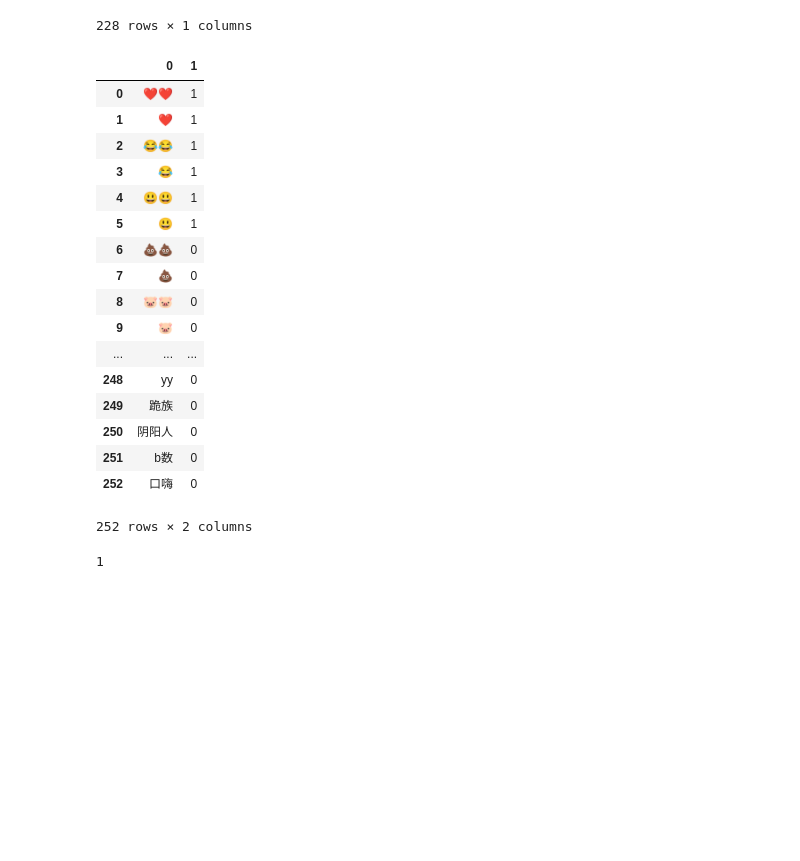
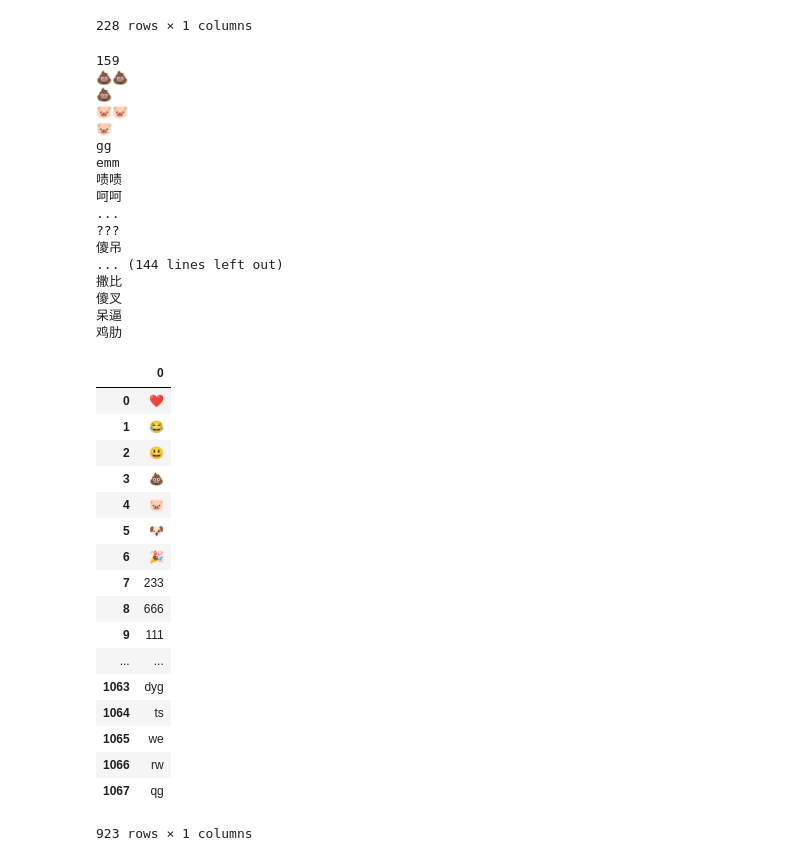
Before and after one commit to zhou-xingxing/graduate_work, a Jupyter notebook: notebook/sentiment_dict.ipynb, the cells around one changed output. Drawn from its saved outputs; the diff is of its cells as text; code cells hidden in the pictures; blank space fills up the shorter version.

```diff
--- a/notebook/sentiment_dict.ipynb
+++ b/notebook/sentiment_dict.ipynb
@@ -220,32 +220,52 @@ for index,row in self_sent.iterrows():
         pos.append(row[0])
     else:
         neg.append(row[0])
-self_sent=self_sent.drop_duplicates()
+# self_sent=self_sent.drop_duplicates()
 
-display(self_sent)
+# display(self_sent)
+print(len(neg))
+for i in neg:
+    print(i)
 # %% [output]
-|  | 0 | 1 |
-| 0 | ❤❤ | 1 |
-| 1 | ❤ | 1 |
-| 2 | 😂😂 | 1 |
-| 3 | 😂 | 1 |
-| 4 | 😃😃 | 1 |
-| 5 | 😃 | 1 |
-| 6 | 💩💩 | 0 |
-| 7 | 💩 | 0 |
-| 8 | 🐷🐷 | 0 |
-| 9 | 🐷 | 0 |
-| ... | ... | ... |
-| 248 | yy | 0 |
-| 249 | 跪族 | 0 |
-| 250 | 阴阳人 | 0 |
-| 251 | b数 | 0 |
-| 252 | 口嗨 | 0 |
-252 rows × 2 columns
+159
+💩💩
+💩
+🐷🐷
+🐷
+gg
+emm
+啧啧
+呵呵
+...
+???
+傻吊
+... (144 lines left out)
+撒比
+傻叉
+呆逼
+鸡肋
 # %%
 import pandas as pd
-neg=pd.read_csv(r'../dict/new_negative_dict.txt', header=None, encoding='utf-8')
-# display(neg)
-print(len(neg[0][1]))
+dic=pd.read_csv(r'../dict/self_dict.txt', header=None, encoding='utf-8')
+dic=dic.drop_duplicates()
+display(dic)
+dic.to_csv(r'../dict/self_dict.txt', header=None, index=None)
 # %% [output]
+|  | 0 |
+| 0 | ❤ |
+| 1 | 😂 |
+| 2 | 😃 |
+| 3 | 💩 |
+| 4 | 🐷 |
+| 5 | 🐶 |
+| 6 | 🎉 |
+| 7 | 233 |
+| 8 | 666 |
+| 9 | 111 |
+| ... | ... |
+| 1063 | dyg |
+| 1064 | ts |
+| 1065 | we |
+| 1066 | rw |
+| 1067 | qg |
-1
+923 rows × 1 columns
```
Also changed, not shown: 27 other files.
